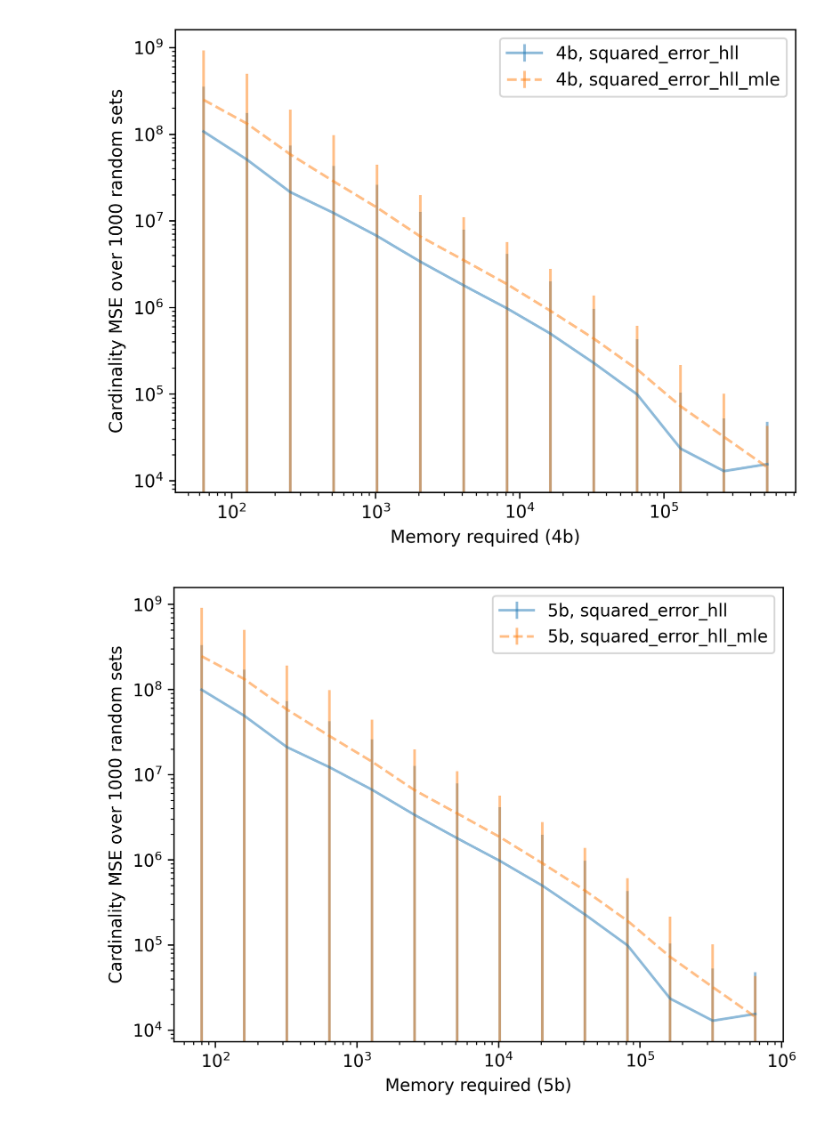
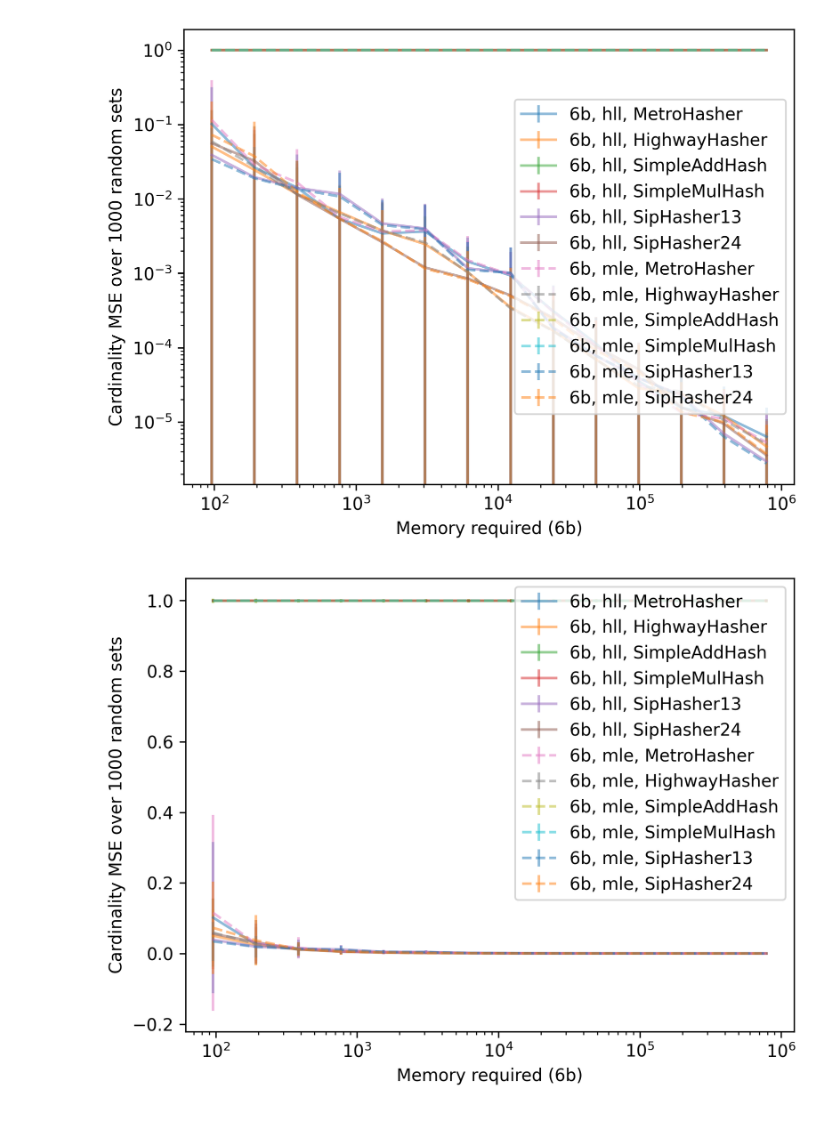
Before and after one commit to LucaCappelletti94/hyperloglog-rs, a Jupyter notebook: Cardinality evaluations.ipynb, the cells around one changed output. Drawn from its saved outputs; the diff is of its cells as text; code cells hidden in the pictures.

```diff
--- a/Cardinality evaluations.ipynb
+++ b/Cardinality evaluations.ipynb
@@ -1,6 +1,14 @@
 # %%
 import pandas as pd
 df = pd.read_csv("cardinality_benchmark.tsv", sep="\t")
-df = df[~df.bits.isin([1, 2 , 3])]
+
+df["hash_name"] = [
+    "MetroHasher" if "Hasher64_1" in hash_name else hash_name
+    for hash_name in df["hash_name"]
+]
+
+df["memory"] = 2**df.precision * df.bits
+df["label"] = "HLL"
+
 df
 # %% [output]
@@ -23,7 +28,10 @@ df["label"] = "HLL"
 # %%
+df["hll"] /= df.exact
+df["mle"] /= df.exact
+df["exact"] /= df.exact
 df["squared_error_hll"] = (df.exact - df.hll)**2
-df["squared_error_hll_mle"] = (df.exact - df.hll_mle)**2
-columns = ["squared_error_hll", "squared_error_hll_mle",]
+df["squared_error_mle"] = (df.exact - df.mle)**2
+columns = ["squared_error_hll", "squared_error_mle"]
 data_hll = df.groupby(["precision", "bits", "memory", "hash_name"])[columns].agg(["mean", "std"])
 data_hll = data_hll.reset_index()
 data_hll
@@ -69,36 +53,39 @@ Name: mean, dtype: float64
 # %%
 import matplotlib.pyplot as plt
 
-bits_to_skip = (1, 2, 3,)
+bits_to_skip = (1, 2, 3, 4, 5)
 
 
 for scale in ("log", "linear"):
     for bits in data_hll["bits"].unique():
+        if bits in bits_to_skip:
+            continue
         fig, axes = plt.subplots(dpi=300)
         for column in columns:
-            #for hash_name in data_hll["hash_name"].unique():
-            if bits in bits_to_skip:
-                continue
-            filtered = data_hll[data_hll.bits == bits]
-            linestyle = "-" if column == "squared_error_hll" else "--"
-            #filtered = filtered[filtered.hash_name == hash_name]
-            #short_hash_name = "Double" if "Double" in hash_name else "Plain"
-            plt.errorbar(
-                filtered.memory,
-                filtered[column]["mean"],
-                filtered[column]["std"],
-                linestyle=linestyle,
-                #marker=hash_name_marker_style[short_hash_name],
-                label=f"{bits}b, {column}",
-                alpha=0.5
-            )
+            for hash_name in data_hll["hash_name"].unique():
+                filtered = data_hll[data_hll.bits == bits]
+                linestyle = "-" if column == "squared_error_hll" else "--"
+                filtered = filtered[filtered.hash_name == hash_name]
+                short_hash_name = hash_name.split(":")[-1]
+                if len(data_hll["hash_name"].unique()) == 1:
+                    short_hash_name = ""
+                c = column.split("_")[-1]
+                plt.errorbar(
+                    filtered.memory,
+                    filtered[column]["mean"],
+                    filtered[column]["std"],
+                    linestyle=linestyle,
+                    #marker=hash_name_marker_style[short_hash_name],
+                    label=f"{bits}b, {c}, {short_hash_name}",
+                    alpha=0.5
+                )
 
         plt.legend()
         plt.xscale("log")
         plt.yscale(scale)
         plt.ylabel("Cardinality MSE over 1000 random sets")
         plt.xlabel(f"Memory required ({bits}b)")
         plt.show()
 # %% [output]
-[figure, old version]
+[figure, new version]
-[figure, old version]
+[figure, new version]
```
Also changed, not shown: parts of 5 cells of this notebook, 19 other files.
